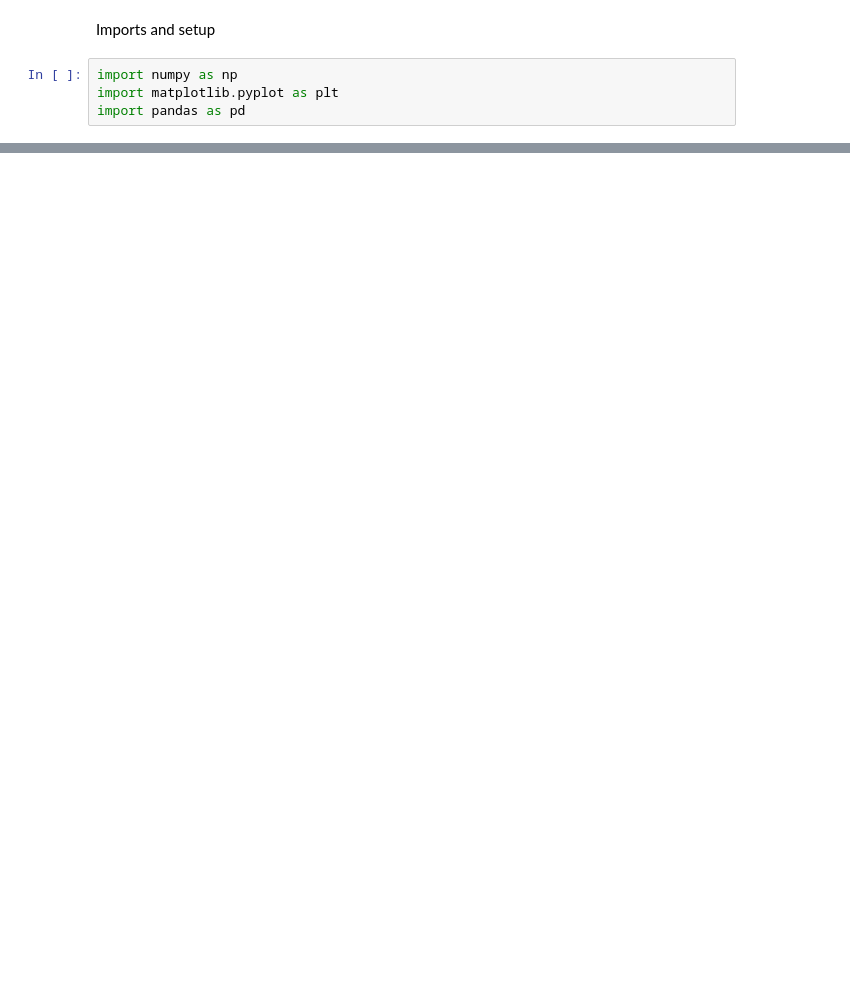
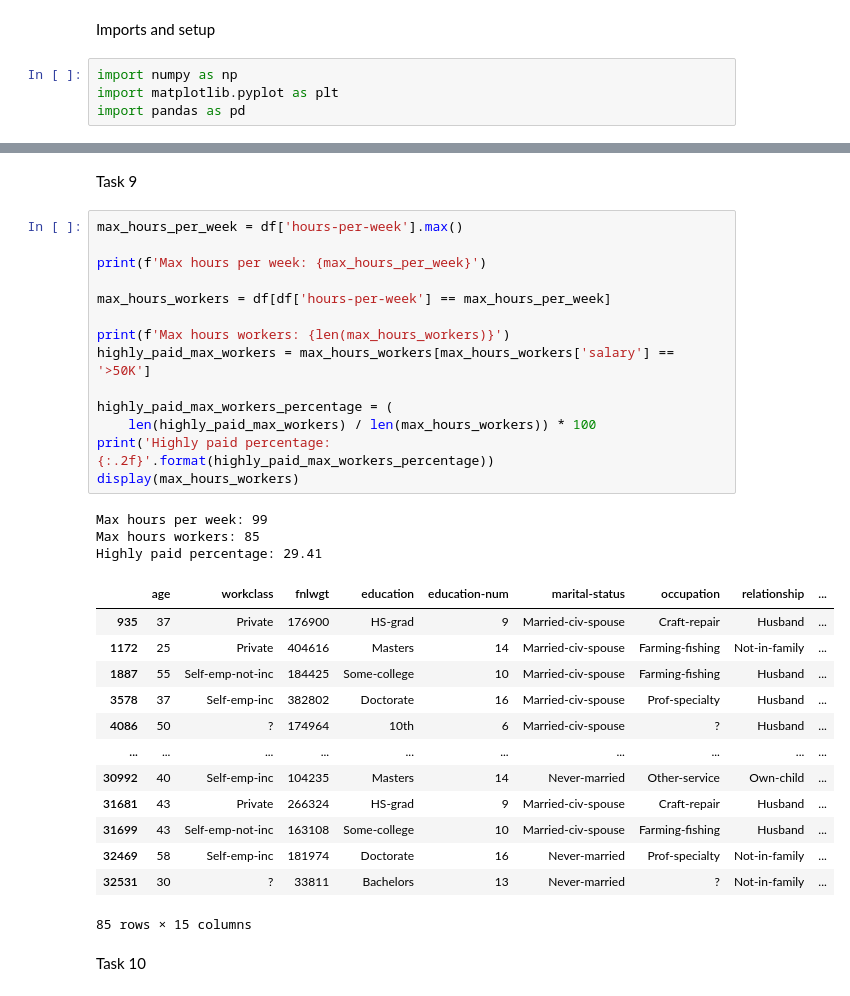
Before and after one commit to FVladislove/Deep-machine-learning-labs, a Jupyter notebook: main.ipynb, the cells around one changed output, grey strips where cells are left out. Cells and saved outputs as stored; diff of their text form; blank space fills up the shorter version.

```diff
--- a/main.ipynb
+++ b/main.ipynb
@@ -111,0 +123,35 @@ j    dog  3.0       1       no
+# %% [markdown]
+Task 9
+# %%
+max_hours_per_week = df['hours-per-week'].max()
+
+print(f'Max hours per week: {max_hours_per_week}')
+
+max_hours_workers = df[df['hours-per-week'] == max_hours_per_week]
+
+print(f'Max hours workers: {len(max_hours_workers)}')
+highly_paid_max_workers = max_hours_workers[max_hours_workers['salary'] == '>50K']
+
+highly_paid_max_workers_percentage = (
+    len(highly_paid_max_workers) / len(max_hours_workers)) * 100
+print('Highly paid percentage: {:.2f}'.format(highly_paid_max_workers_percentage))
+display(max_hours_workers)
+# %% [output]
+Max hours per week: 99
+Max hours workers: 85
+Highly paid percentage: 29.41
+|  | age | workclass | fnlwgt | education | education-num | marital-status | occupation | relationship | ... |
+| 935 | 37 | Private | 176900 | HS-grad | 9 | Married-civ-spouse | Craft-repair | Husband | ... |
+| 1172 | 25 | Private | 404616 | Masters | 14 | Married-civ-spouse | Farming-fishing | Not-in-family | ... |
+| 1887 | 55 | Self-emp-not-inc | 184425 | Some-college | 10 | Married-civ-spouse | Farming-fishing | Husband | ... |
+| 3578 | 37 | Self-emp-inc | 382802 | Doctorate | 16 | Married-civ-spouse | Prof-specialty | Husband | ... |
+| 4086 | 50 | ? | 174964 | 10th | 6 | Married-civ-spouse | ? | Husband | ... |
+| ... | ... | ... | ... | ... | ... | ... | ... | ... | ... |
+| 30992 | 40 | Self-emp-inc | 104235 | Masters | 14 | Never-married | Other-service | Own-child | ... |
+| 31681 | 43 | Private | 266324 | HS-grad | 9 | Married-civ-spouse | Craft-repair | Husband | ... |
+| 31699 | 43 | Self-emp-not-inc | 163108 | Some-college | 10 | Married-civ-spouse | Farming-fishing | Husband | ... |
+| 32469 | 58 | Self-emp-inc | 181974 | Doctorate | 16 | Never-married | Prof-specialty | Not-in-family | ... |
+| 32531 | 30 | ? | 33811 | Bachelors | 13 | Never-married | ? | Not-in-family | ... |
+85 rows × 15 columns
+# %% [markdown]
+Task 10
```
Also changed, not shown: parts of 22 cells of this notebook, 2 other files.
